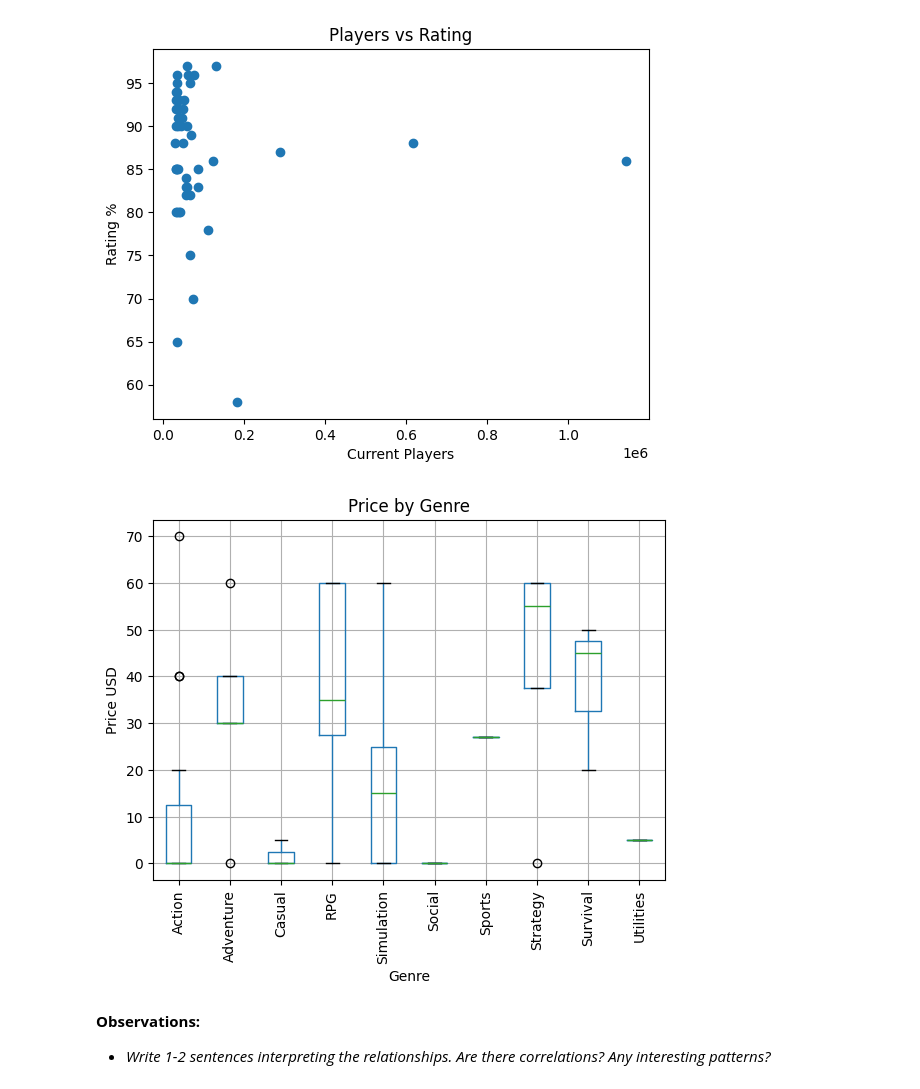
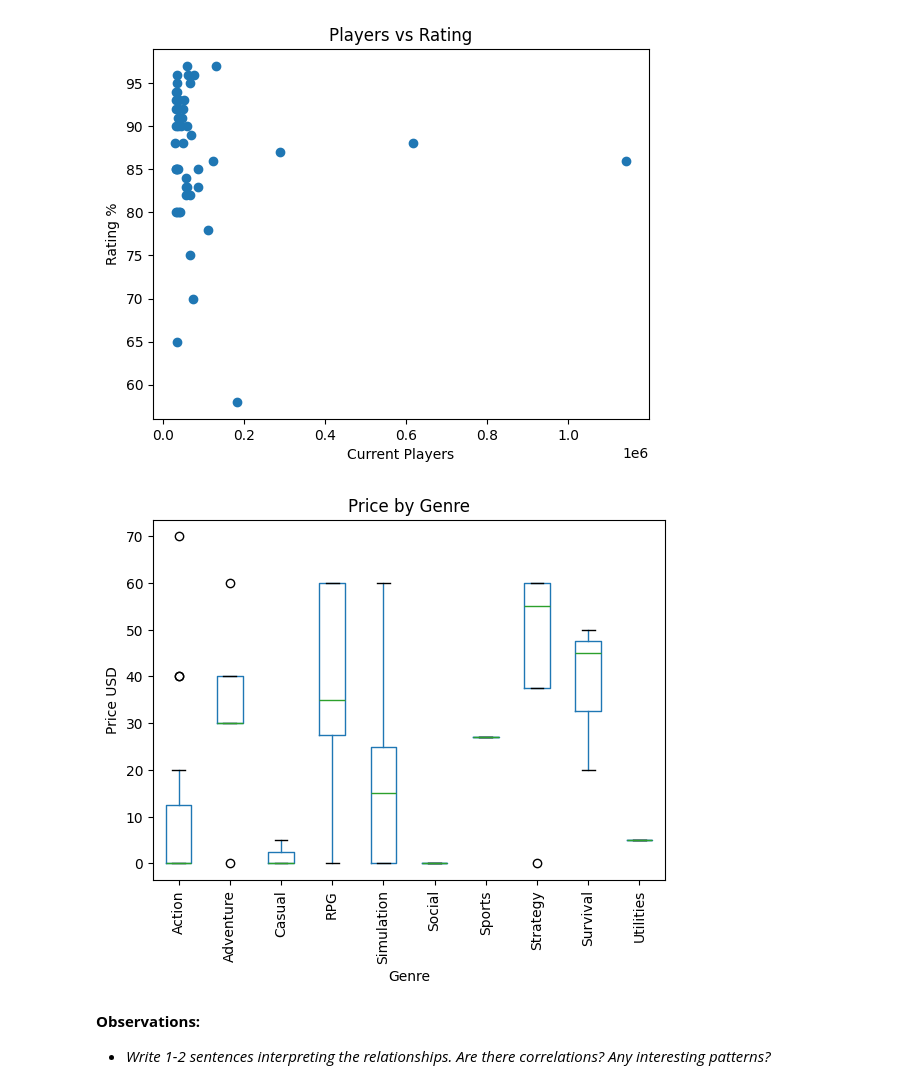
Before and after one commit to thanhvu911/machine-learning, a Jupyter notebook: Project 1 Instructions.ipynb, the cells around one changed output. Drawn from its saved outputs; the diff is of its cells as text; code cells hidden in the pictures.

```diff
--- a/Project 1 Instructions.ipynb
+++ b/Project 1 Instructions.ipynb
@@ -294,12 +301,13 @@ plt.show()
 # %%
 df.boxplot(column='price_usd', by='primary_genre', rot=90)
 plt.title('Price by Genre')
 plt.suptitle('')
 plt.xlabel('Genre')
 plt.ylabel('Price USD')
+plt.grid(False)
 plt.show()
 # %% [output]
-[figure, old version]
+[figure, new version]
 # %% [markdown]
 **Observations:**
 * *Write 1-2 sentences interpreting the relationships. Are there correlations? Any interesting patterns?*
```
Also changed, not shown: parts of 6 cells of this notebook, 2 other files.
